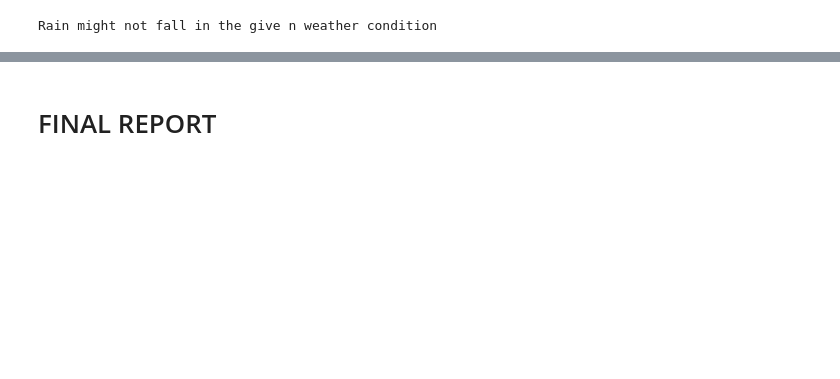
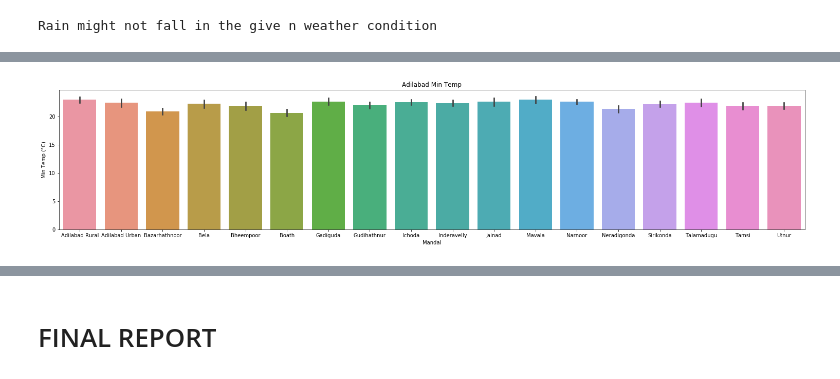
Before and after one commit to smartinternz02/SBSPS-Challenge-7154-SDG-13-Climate-Action, a Jupyter notebook: DATASETS/2021 datasets/project.ipynb, the cells around one changed output, grey strips where cells are left out. Saved outputs shown, nothing was run; the diff lists cells and outputs as text; code cells hidden in the pictures; blank space fills up the shorter version.

```diff
--- a/DATASETS/2021 datasets/project.ipynb
+++ b/DATASETS/2021 datasets/project.ipynb
@@ -1094,0 +1099,4 @@ Rain might not fall in the give n weather condition
+# %%
+b=pd.read_excel('Adilabad-1.xlsx')
+b=b.iloc[:,1:9]
+b
@@ -1094,0 +1120,7 @@ Rain might not fall in the give n weather condition
+# %%
+plt.figure(figsize=(26,5))
+plt.title("Adilabad Min Temp")
+sns.barplot(y='Min Temp (°C)',x='Mandal',data=b)
+plt.show()
+# %% [output]
+[figure, added]
```
Also changed, not shown: parts of 34 cells of this notebook, 1 other file.
